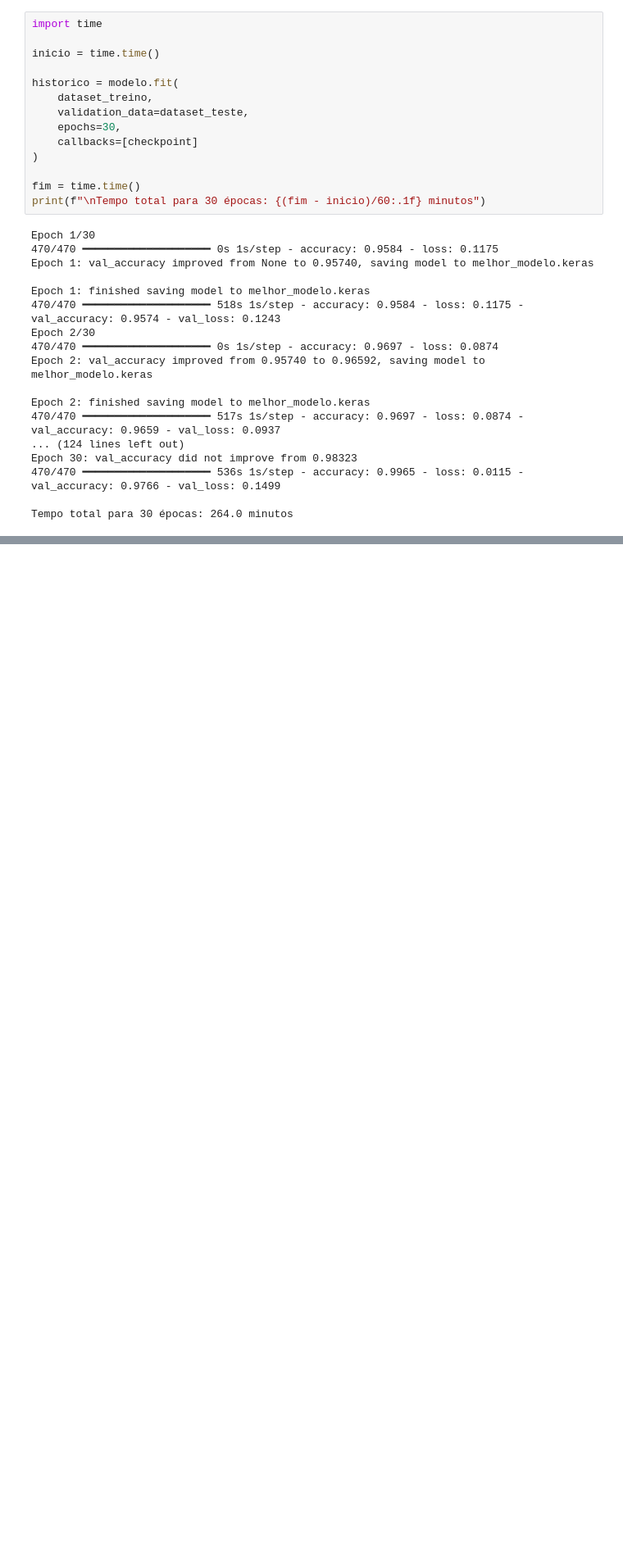
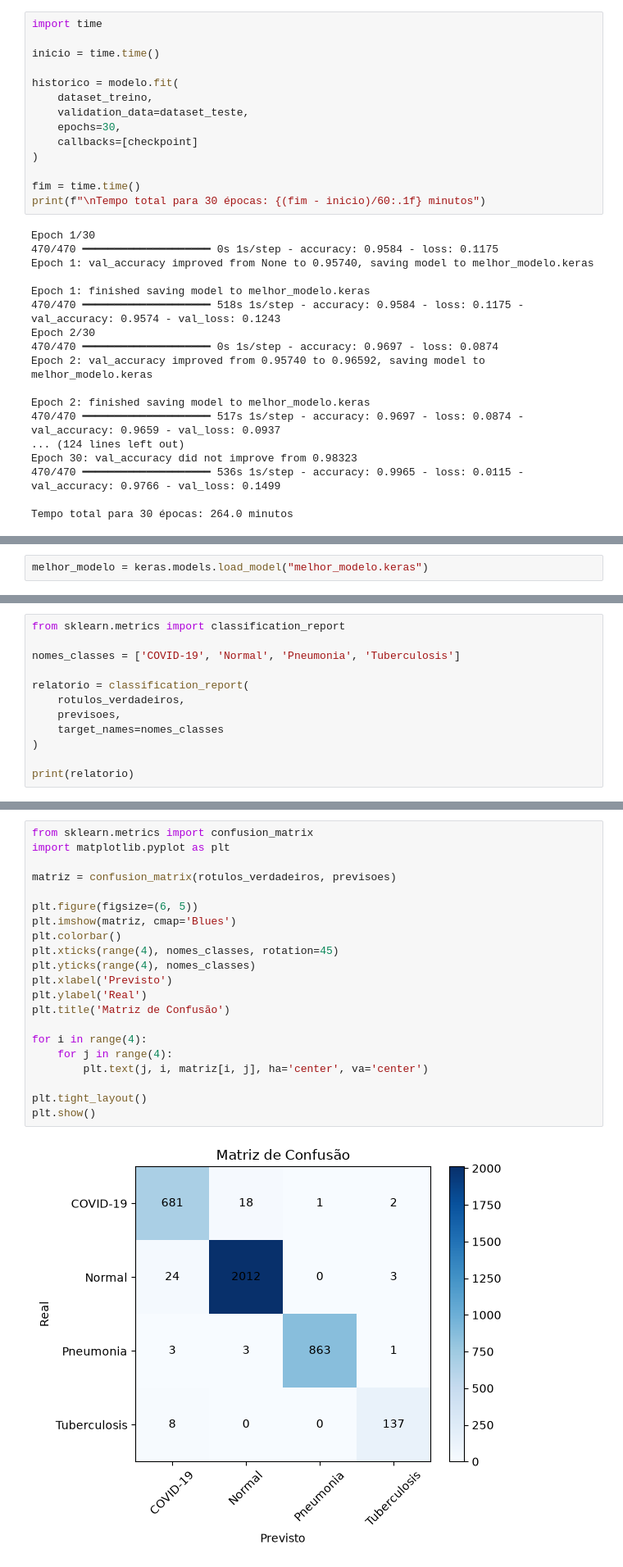
Before and after one commit to Gustavo-Henrique-glitch/projetoInteligenciaArtificial, a Jupyter notebook: 02_construcao_modelo.ipynb, the cells around one changed output, grey strips where cells are left out. Shown at 82% size. Drawn from its saved outputs; the diff is of its cells as text; blank space fills up the shorter version.

Commit message:
calculo das metricas do artigo

```diff
--- a/02_construcao_modelo.ipynb
+++ b/02_construcao_modelo.ipynb
@@ -214,0 +248,2 @@ Tempo total para 30 épocas: 264.0 minutos
+# %%
+melhor_modelo = keras.models.load_model("melhor_modelo.keras")
@@ -214,0 +269,12 @@ Tempo total para 30 épocas: 264.0 minutos
+# %%
+from sklearn.metrics import classification_report
+
+nomes_classes = ['COVID-19', 'Normal', 'Pneumonia', 'Tuberculosis']
+
+relatorio = classification_report(
+    rotulos_verdadeiros,
+    previsoes,
+    target_names=nomes_classes
+)
+
+print(relatorio)
@@ -214,0 +292,23 @@ Tempo total para 30 épocas: 264.0 minutos
+# %%
+from sklearn.metrics import confusion_matrix
+import matplotlib.pyplot as plt
+
+matriz = confusion_matrix(rotulos_verdadeiros, previsoes)
+
+plt.figure(figsize=(6, 5))
+plt.imshow(matriz, cmap='Blues')
+plt.colorbar()
+plt.xticks(range(4), nomes_classes, rotation=45)
+plt.yticks(range(4), nomes_classes)
+plt.xlabel('Previsto')
+plt.ylabel('Real')
+plt.title('Matriz de Confusão')
+
+for i in range(4):
+    for j in range(4):
+        plt.text(j, i, matriz[i, j], ha='center', va='center')
+
+plt.tight_layout()
+plt.show()
+# %% [output]
+[figure, added]
```
Also changed, not shown: parts of 3 cells of this notebook.
